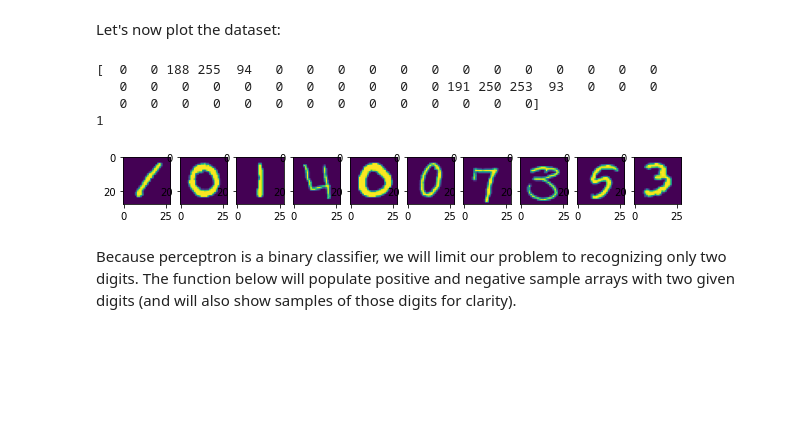
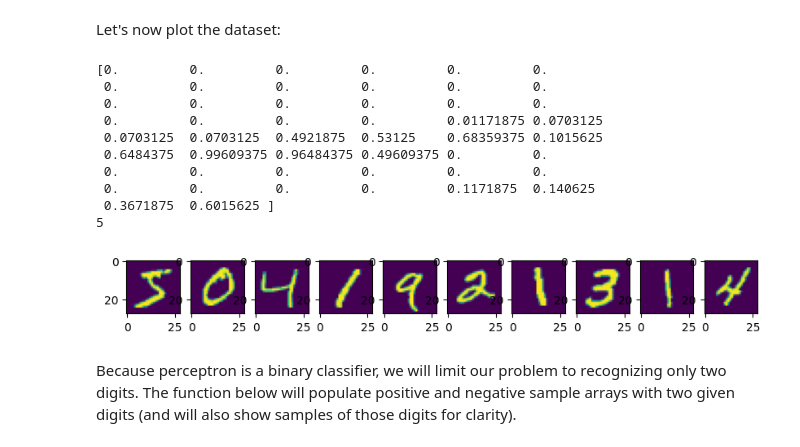
Before and after one commit to HimanshuPathak2725/AI-FOR-BEGINNERS, a Jupyter notebook: lessons/3-NeuralNetworks/03-Perceptron/Perceptron.ipynb, the cells around one changed output. Drawn from its saved outputs; the diff is of its cells as text; code cells hidden in the pictures; blank space fills up the shorter version.

```diff
--- a/lessons/3-NeuralNetworks/03-Perceptron/Perceptron.ipynb
+++ b/lessons/3-NeuralNetworks/03-Perceptron/Perceptron.ipynb
@@ -392,8 +414,8 @@ All digits are represented by grayscale images of size 28x28 pixels.
 We start by loading MNIST dataset:
 # %%
 # If you are not running this notebook from a cloned repository, you may need to grab the binary dataset file first
-# !wget https://github.com/microsoft/AI-For-Beginners/raw/main/data/mnist.pkl.gz?raw=true
+!wget https://github.com/microsoft/AI-For-Beginners/raw/main/data/mnist.pkl.gz?raw=true
 # In this case correct the link to the dataset below as well.
 
-with gzip.open('../../../data/mnist.pkl.gz', 'rb') as mnist_pickle:
+with gzip.open('/content/mnist.pkl.gz?raw=true', 'rb') as mnist_pickle:
     MNIST = pickle.load(mnist_pickle, encoding='latin1')
@@ -400,21 +438,27 @@ with gzip.open('../../../data/mnist.pkl.gz', 'rb') as mnist_pickle:
 # %% [markdown]
 Let's now plot the dataset:
 # %%
-print(MNIST['Train']['Features'][0][130:180])
-print(MNIST['Train']['Labels'][0])
-features = MNIST['Train']['Features'].astype(np.float32) / 256.0
-labels = MNIST['Train']['Labels']
+print(MNIST[0][0][0][130:180])
+print(MNIST[0][1][0])
+features = MNIST[0][0].astype(np.float32) / 256.0
+labels = MNIST[0][1]
 fig = pylab.figure(figsize=(10,5))
 for i in range(10):
     ax = fig.add_subplot(1,10,i+1)
     pylab.imshow(features[i].reshape(28,28))
 pylab.show()
 # %% [output]
-[  0   0 188 255  94   0   0   0   0   0   0   0   0   0   0   0   0   0
-   0   0   0   0   0   0   0   0   0   0   0 191 250 253  93   0   0   0
-   0   0   0   0   0   0   0   0   0   0   0   0   0   0]
-1
+[0.         0.         0.         0.         0.         0.
+ 0.         0.         0.         0.         0.         0.
+ 0.         0.         0.         0.         0.         0.
+ 0.         0.         0.         0.         0.01171875 0.0703125
+ 0.0703125  0.0703125  0.4921875  0.53125    0.68359375 0.1015625
+ 0.6484375  0.99609375 0.96484375 0.49609375 0.         0.
+ 0.         0.         0.         0.         0.         0.
+ 0.         0.         0.         0.         0.1171875  0.140625
+ 0.3671875  0.6015625 ]
+5
-[figure, old version]
+[figure, new version]
 # %% [markdown]
 Because perceptron is a binary classifier, we will limit our problem to recognizing only two digits. The function below will populate positive and negative sample arrays with two given digits (and will also show samples of those digits for clarity).
 # %%
```
Also changed, not shown: parts of 11 cells of this notebook.
